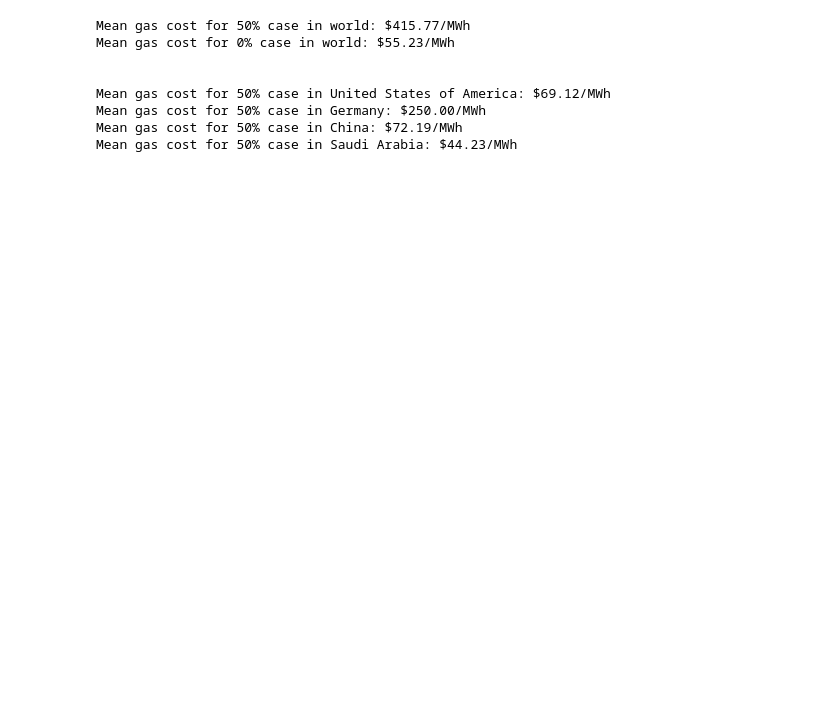
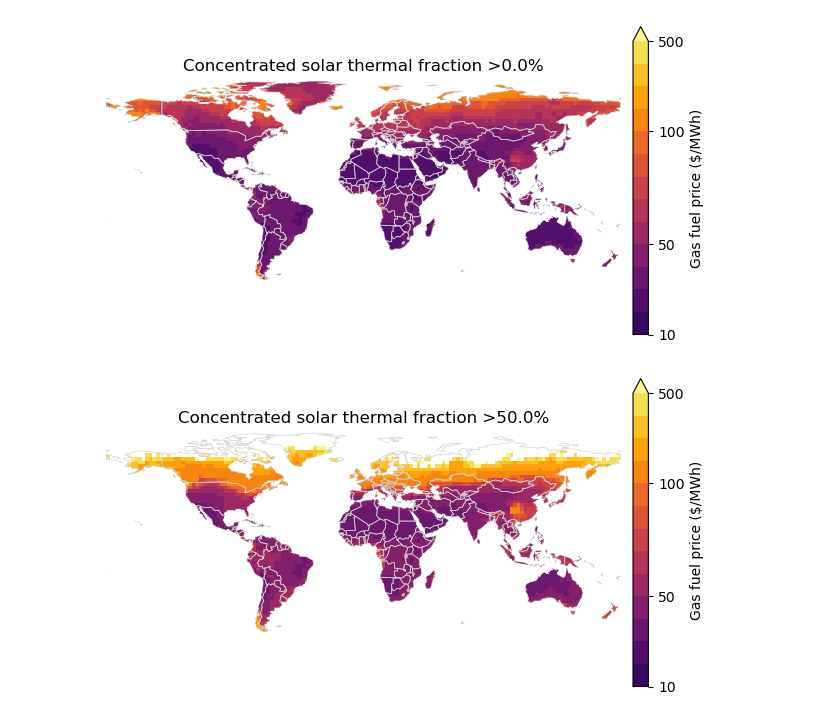
Before and after one commit to carnegie/clab_concentrated_solar, a Jupyter notebook: plot_result_map.ipynb, the cells around one changed output. Cells and saved outputs as stored; diff of their text form; code cells hidden in the pictures; blank space fills up the shorter version.

```diff
--- a/plot_result_map.ipynb
+++ b/plot_result_map.ipynb
@@ -38,31 +70,6 @@ plotting_variables_df = pd.concat(
 # %%
-# for frac_threshold in ['0p0', '0p5']:
-#     plot_result_map(f'output_data/gas_price_min_frac_CSP_storage_threshold{frac_threshold}.nc', 'CSP_storage', f'Concentrated solar thermal fraction >{float(frac_threshold.replace("p","."))*100}%', 'Gas fuel price ($/MWh)')
+for frac_threshold in ['0p0', '0p5']:
+    plot_result_map(f'{output_path}/maps/gas_price_min_frac_CST_storage_threshold{frac_threshold}.nc', 'CST_storage', f'Concentrated solar thermal fraction >{float(frac_threshold.replace("p","."))*100}%', 'Gas fuel price ($/MWh)')
+# %% [output]
+[figure, added]
+[figure, added]
-# %%
-def calculate_mean_cost(filename, label, region="world"):
-    """
-    Calculate the mean cost of gas fuel from a given dataset file.
-    """
-    dataset = xr.open_dataset(filename)
-    if region == "world":
-        dataset = mask_data_region(dataset, get_world())
-    else:
-        dataset = mask_data_region(dataset, get_country(region))
-    # Calculate the mean cost of gas fuel
-    median_gas_cost = dataset['value'].mean().values
-    print(f'Mean gas cost for {label}% case in {region}: ${median_gas_cost:.2f}/MWh')
-
-calculate_mean_cost("/groups/carnegie_poc/awongel/clab_concentrated_solar/output_data/gas_price_min_frac_CSP_storage_threshold0p5.nc", label="50")
-calculate_mean_cost("/groups/carnegie_poc/awongel/clab_concentrated_solar/output_data/gas_price_min_frac_CSP_storage_threshold0p0.nc", label="0")
-print("\n")
-for country in countries:
-    calculate_mean_cost(f"/groups/carnegie_poc/awongel/clab_concentrated_solar/output_data/gas_price_min_frac_CSP_storage_threshold0p5.nc", label="50", region=country)
-# %% [output]
-Mean gas cost for 50% case in world: $415.77/MWh
-Mean gas cost for 0% case in world: $55.23/MWh
-
-
-Mean gas cost for 50% case in United States of America: $69.12/MWh
-Mean gas cost for 50% case in Germany: $250.00/MWh
-Mean gas cost for 50% case in China: $72.19/MWh
-Mean gas cost for 50% case in Saudi Arabia: $44.23/MWh
```
Also changed, not shown: parts of 8 cells of this notebook, 8 other files.
